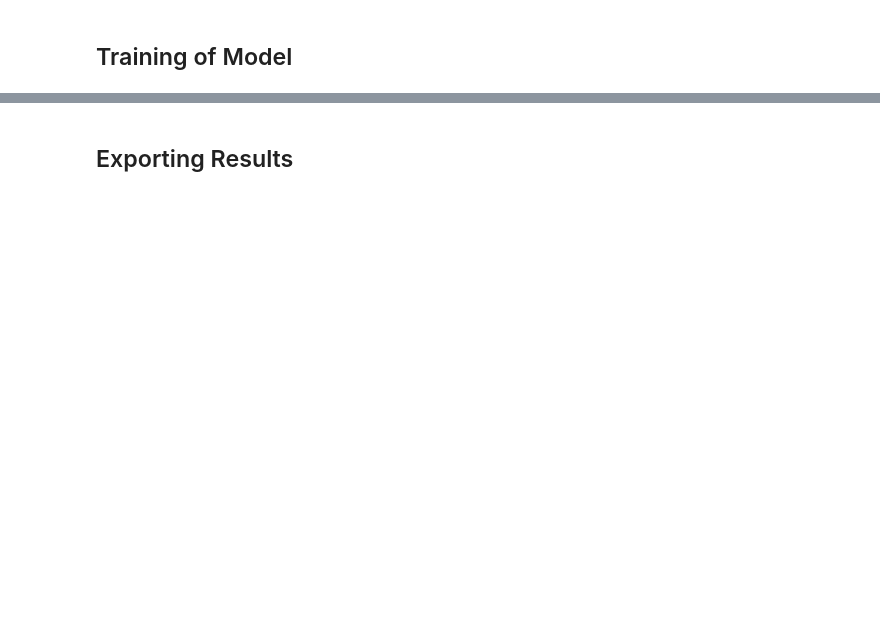
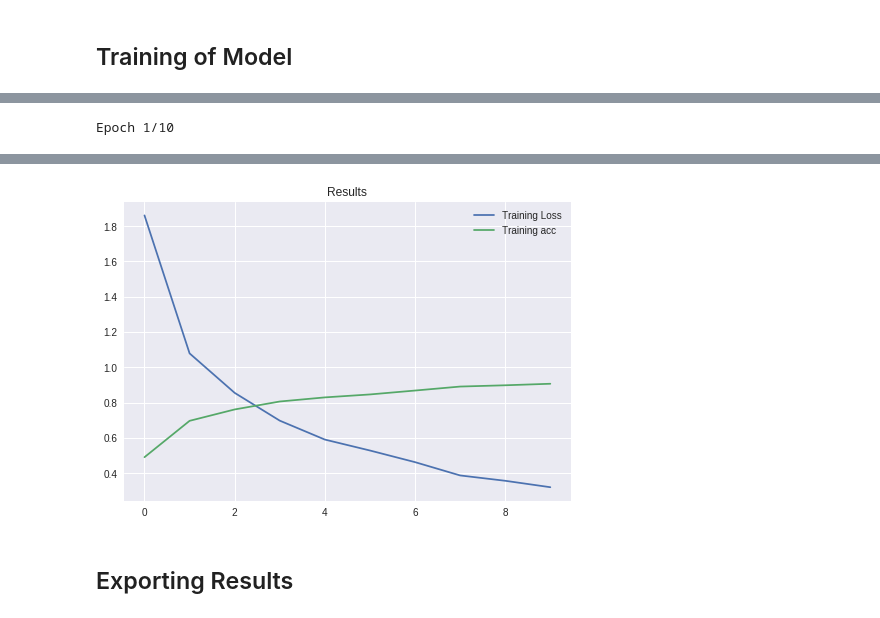
Before and after one commit to Younes-Charfaoui/Picnic-Hackathon, a Jupyter notebook: Picnic_Hackathon.ipynb, the cells around one changed output, grey strips where cells are left out. Drawn from its saved outputs; the diff is of its cells as text; code cells hidden in the pictures; blank space fills up the shorter version.

```diff
--- a/Picnic_Hackathon.ipynb
+++ b/Picnic_Hackathon.ipynb
@@ -162,9 +165,10 @@ def train_model(model, epochs, name = "model", generator = True):
 def train_model_fast(model, epochs, generator = True):
   if generator:
     history = model.fit_generator(train_generator, epochs= epochs, steps_per_epoch= step_epochs)
+    score = model.evaluate_generator(valid_generator, steps = step_validation)
   else:
-    history = model.fit(x_train, y_train, epochs= epochs, batch_size = 32)
-  score = model.evaluate_generator(valid_generator, steps = step_validation)
+    history = model.fit(X, y, epochs= epochs, batch_size = 64)
+    score = model.evaluate(x_test, y_test)
   print('Accuracy of Validation was {}%'.format(score[1]*100))
   plt.plot(history.history['loss'], label='Training Loss')
   plt.plot(history.history['acc'], label='Training acc')
@@ -326,0 +374,4 @@ def make_model(name, weight = 'imagenet', freeze = False, pool = 'avg'):
+# %%
+train_model_fast(model, 10)
+# %% [output]
+Epoch 1/10
@@ -327,3 +398,4 @@ def make_model(name, weight = 'imagenet', freeze = False, pool = 'avg'):
+[figure, added]
 # %% [markdown]
 ## Exporting Results
 # %%
```
Also changed, not shown: parts of 31 cells of this notebook.
